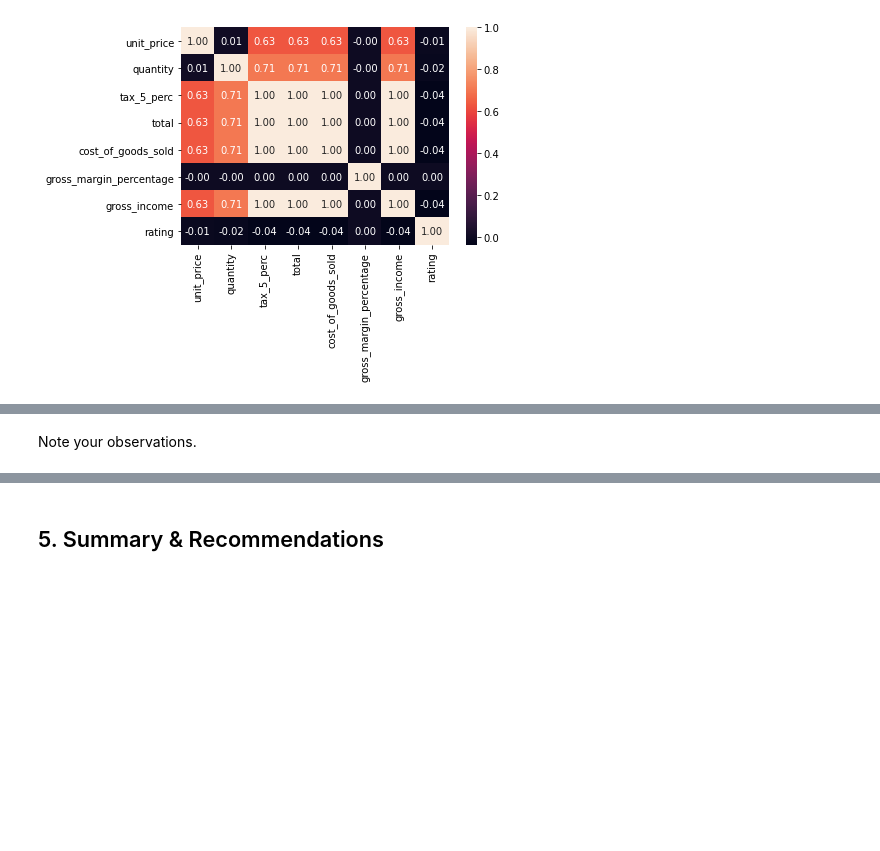
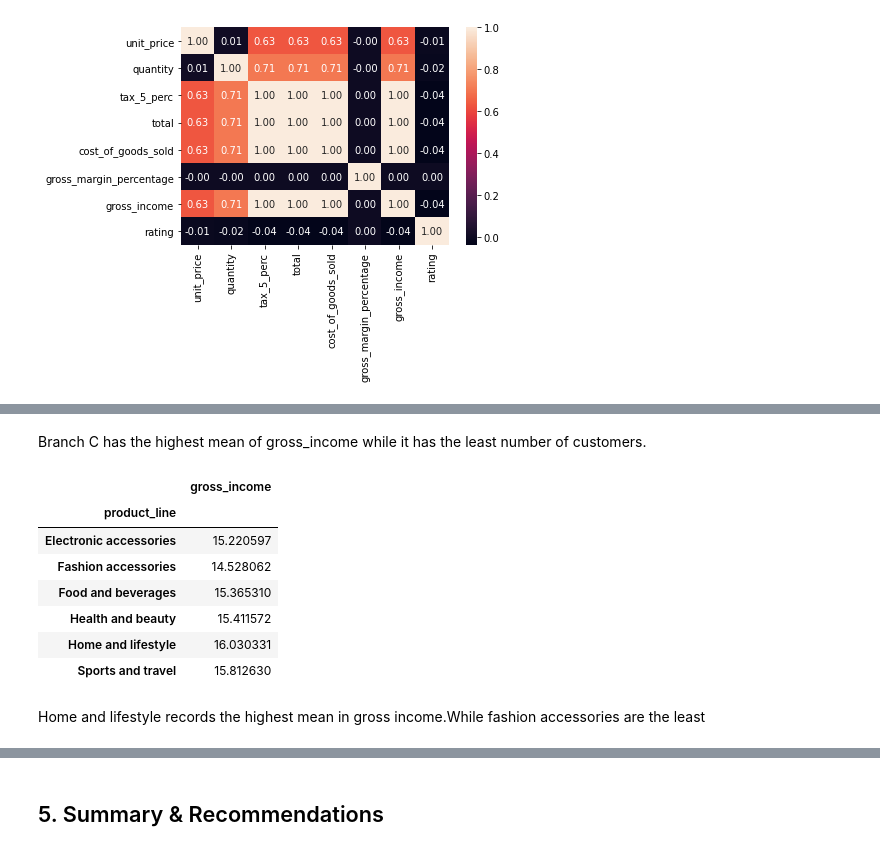
Before and after one commit to loisenjoki/dataScience, a Jupyter notebook: Python_for_Data_Analysis_Dojo_Project.ipynb, the cells around one changed output, grey strips where cells are left out. Cells and saved outputs as stored; diff of their text form; code cells hidden in the pictures; blank space fills up the shorter version.

```diff
--- a/Python_for_Data_Analysis_Dojo_Project.ipynb
+++ b/Python_for_Data_Analysis_Dojo_Project.ipynb
@@ -253,8 +249,20 @@ Note your observations.
+# %% [markdown]
+
+Branch C  has the highest mean of gross_income while it has the least number of customers.
 # %%
 # create a pivot table to find the average gross income per product line
-YOUR CODE HERE
+pd.pivot_table(df,index=['product_line'],values=['gross_income'],aggfunc='mean')
+# %% [output]
+|  | gross_income |
+| product_line |  |
+| Electronic accessories | 15.220597 |
+| Fashion accessories | 14.528062 |
+| Food and beverages | 15.365310 |
+| Health and beauty | 15.411572 |
+| Home and lifestyle | 16.030331 |
+| Sports and travel | 15.812630 |
-# %% [markdown]
-Note your observations.
+# %% [markdown]
+ Home and lifestyle	records the highest mean in gross income.While fashion accessories are the least
 # %%
 # get the average gross income per product line for each branch and save to a dataframe
 branches = pd.pivot_table(df, index=['branch', 'product_line'], aggfunc={'gross_income' : 'mean'})
```
Also changed, not shown: parts of 29 cells of this notebook.
